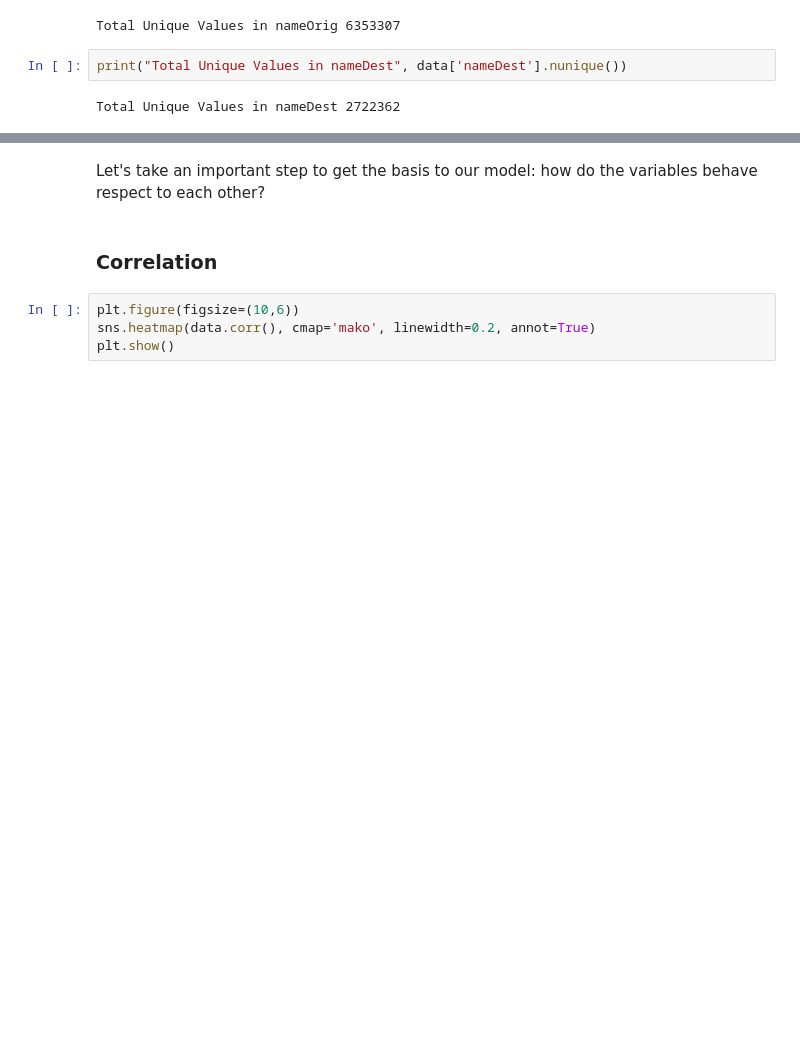
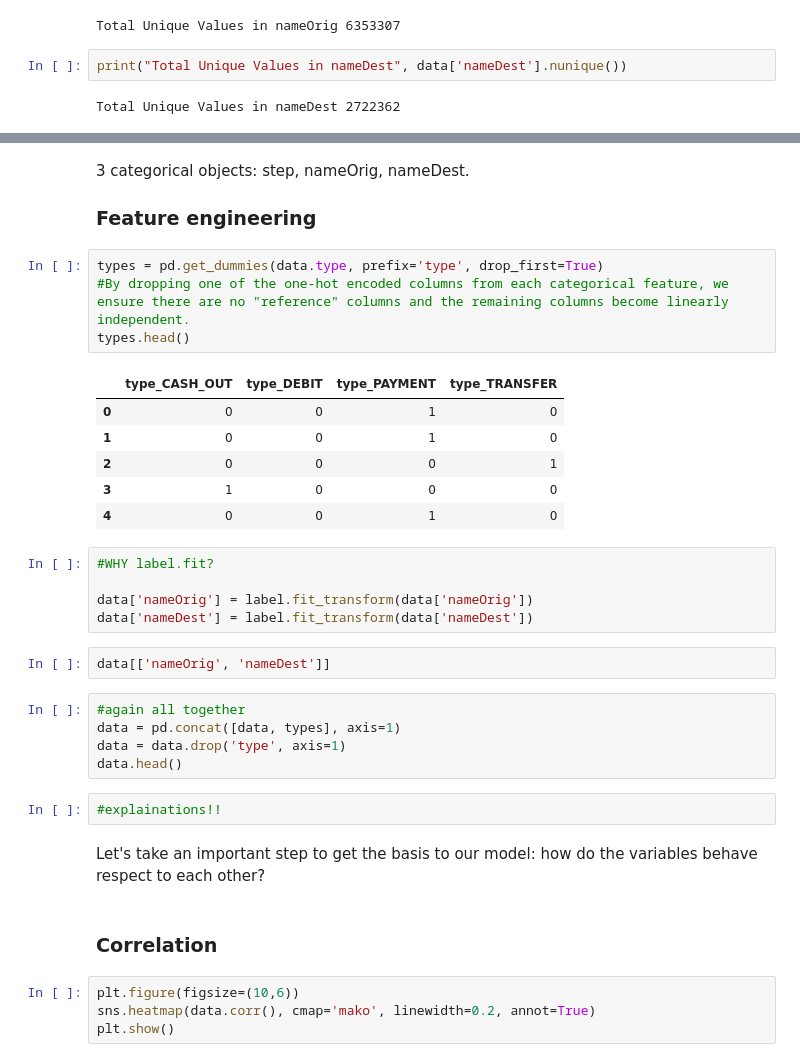
Before and after one commit to TitoTamburini/FDS_Final_Project, a Jupyter notebook: main_last_FDS.ipynb, the cells around one changed output, grey strips where cells are left out. Drawn from its saved outputs; the diff is of its cells as text; blank space fills up the shorter version.

```diff
--- a/main_last_FDS.ipynb
+++ b/main_last_FDS.ipynb
@@ -206,3 +201,31 @@ Total Unique Values in nameDest 2722362
+# %% [markdown]
+3 categorical objects: step, nameOrig, nameDest.
+### Feature engineering
+# %%
+types = pd.get_dummies(data.type, prefix='type', drop_first=True)
+#By dropping one of the one-hot encoded columns from each categorical feature, we ensure there are no "reference" columns and the remaining columns become linearly independent.
+types.head()
+# %% [output]
+|  | type_CASH_OUT | type_DEBIT | type_PAYMENT | type_TRANSFER |
+| 0 | 0 | 0 | 1 | 0 |
+| 1 | 0 | 0 | 1 | 0 |
+| 2 | 0 | 0 | 0 | 1 |
+| 3 | 1 | 0 | 0 | 0 |
+| 4 | 0 | 0 | 1 | 0 |
+# %%
+#WHY label.fit?
+
+data['nameOrig'] = label.fit_transform(data['nameOrig'])
+data['nameDest'] = label.fit_transform(data['nameDest'])
+# %%
+data[['nameOrig', 'nameDest']]
+# %%
+#again all together
+data = pd.concat([data, types], axis=1)
+data = data.drop('type', axis=1)
+data.head()
+# %%
+#explainations!!
 # %% [markdown]
 Let's take an important step to get the basis to our model: how do the variables behave respect to each other?
 # %% [markdown]
```
Also changed, not shown: parts of 6 cells of this notebook.
